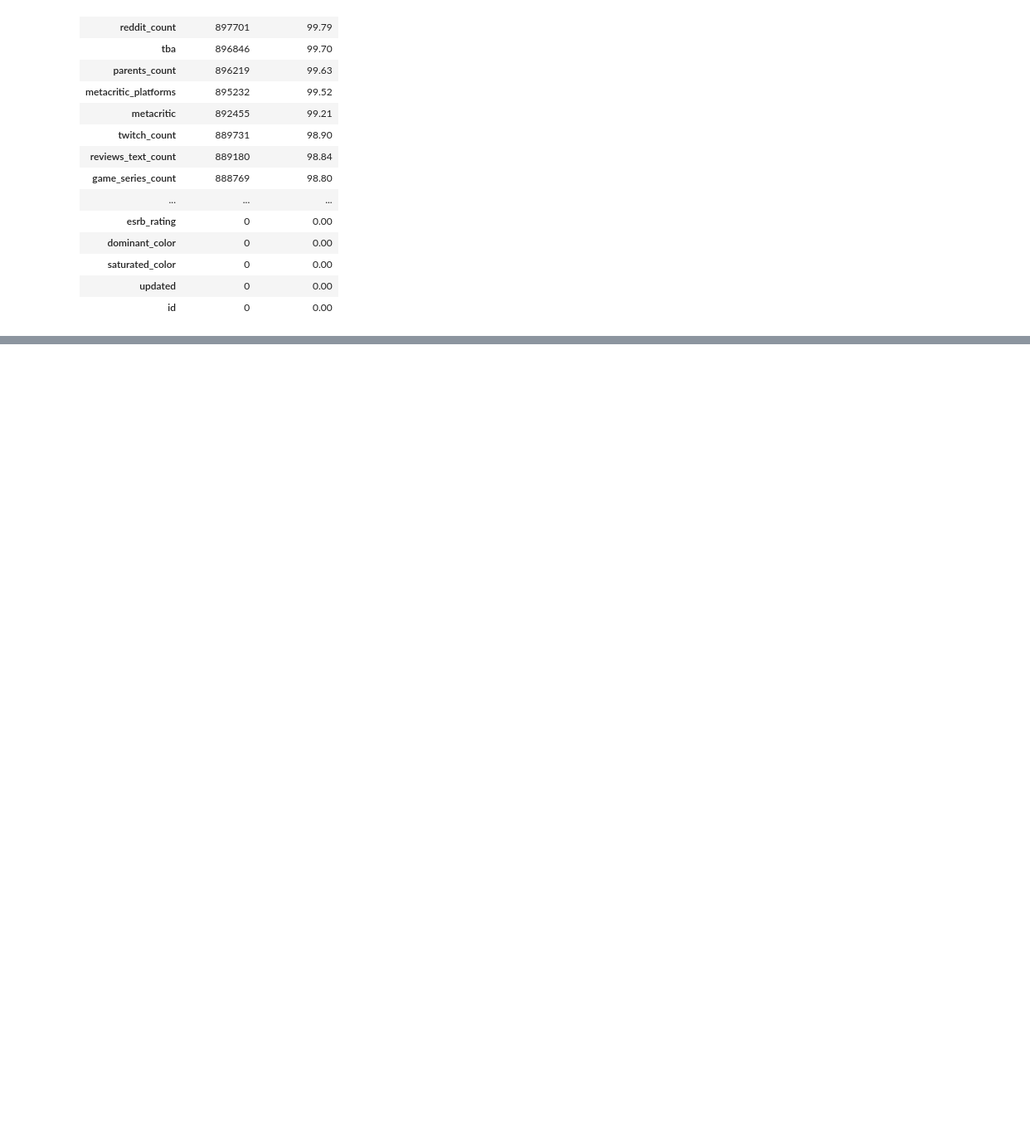
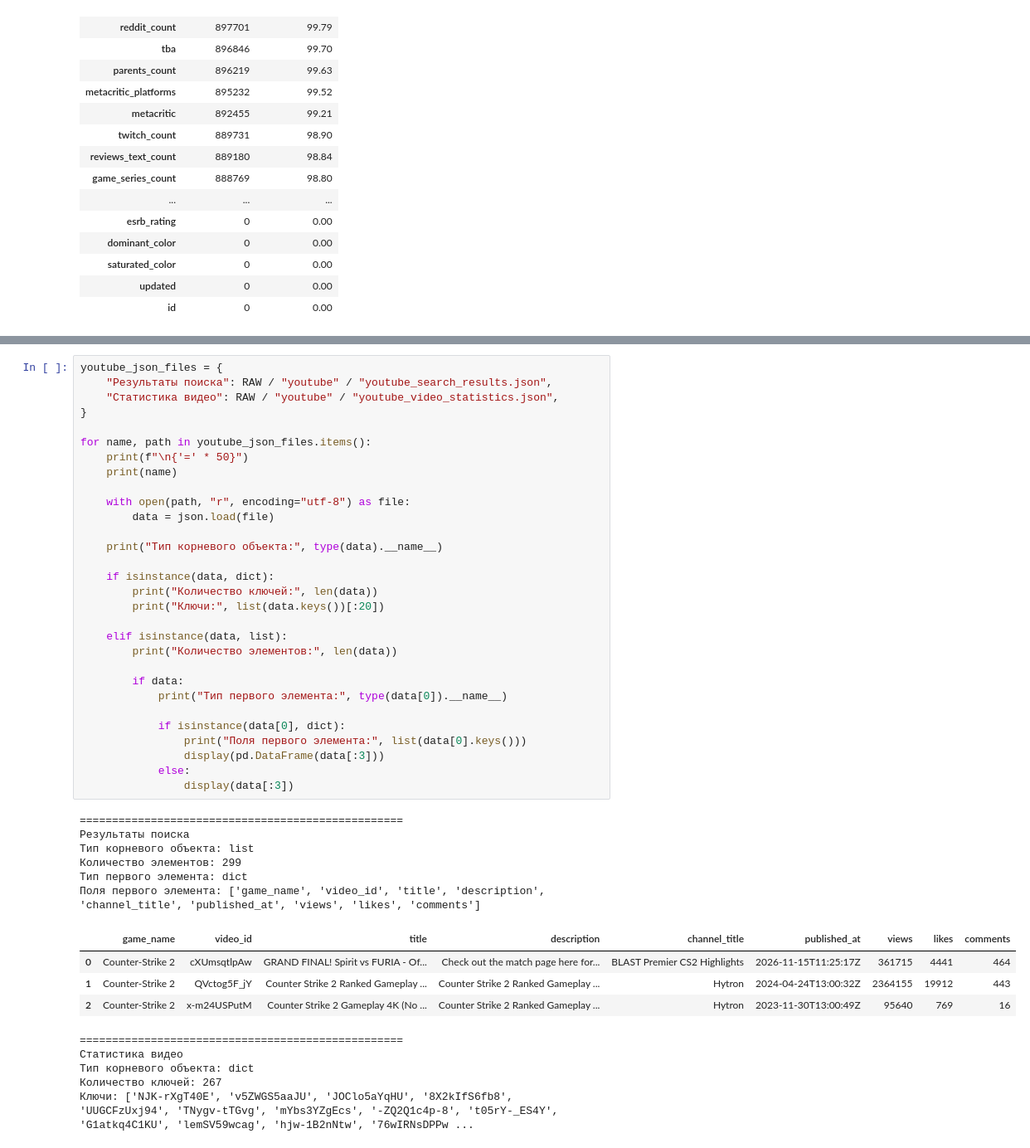
Before and after one commit to Dani-ldyaev/gaming-data-analysis, a Jupyter notebook: notebooks/2_3.ipynb, the cells around one changed output, grey strips where cells are left out. Shown at 83% size. Saved outputs shown, nothing was run; the diff lists cells and outputs as text; blank space fills up the shorter version.

```diff
--- a/notebooks/2_3.ipynb
+++ b/notebooks/2_3.ipynb
@@ -722,0 +940,46 @@ display(rawg_missing)
+# %%
+youtube_json_files = {
+    "Результаты поиска": RAW / "youtube" / "youtube_search_results.json",
+    "Статистика видео": RAW / "youtube" / "youtube_video_statistics.json",
+}
+
+for name, path in youtube_json_files.items():
+    print(f"\n{'=' * 50}")
+    print(name)
+
+    with open(path, "r", encoding="utf-8") as file:
+        data = json.load(file)
+
+    print("Тип корневого объекта:", type(data).__name__)
+
+    if isinstance(data, dict):
+        print("Количество ключей:", len(data))
+        print("Ключи:", list(data.keys())[:20])
+
+    elif isinstance(data, list):
+        print("Количество элементов:", len(data))
+
+        if data:
+            print("Тип первого элемента:", type(data[0]).__name__)
+
+            if isinstance(data[0], dict):
+                print("Поля первого элемента:", list(data[0].keys()))
+                display(pd.DataFrame(data[:3]))
+            else:
+                display(data[:3])
+# %% [output]
+==================================================
+Результаты поиска
+Тип корневого объекта: list
+Количество элементов: 299
+Тип первого элемента: dict
+Поля первого элемента: ['game_name', 'video_id', 'title', 'description', 'channel_title', 'published_at', 'views', 'likes', 'comments']
+|  | game_name | video_id | title | description | channel_title | published_at | views | likes | comments |
+| 0 | Counter-Strike 2 | cXUmsqtlpAw | GRAND FINAL! Spirit vs FURIA - Of... | Check out the match page here for... | BLAST Premier CS2 Highlights | 2026-11-15T11:25:17Z | 361715 | 4441 | 464 |
+| 1 | Counter-Strike 2 | QVctog5F_jY | Counter Strike 2 Ranked Gameplay ... | Counter Strike 2 Ranked Gameplay ... | Hytron | 2024-04-24T13:00:32Z | 2364155 | 19912 | 443 |
+| 2 | Counter-Strike 2 | x-m24USPutM | Counter Strike 2 Gameplay 4K (No ... | Counter Strike 2 Ranked Gameplay ... | Hytron | 2023-11-30T13:00:49Z | 95640 | 769 | 16 |
+==================================================
+Статистика видео
+Тип корневого объекта: dict
+Количество ключей: 267
+Ключи: ['NJK-rXgT40E', 'v5ZWGS5aaJU', 'JOClo5aYqHU', '8X2kIfS6fb8', 'UUGCFzUxj94', 'TNygv-tTGvg', 'mYbs3YZgEcs', '-ZQ2Q1c4p-8', 't05rY-_ES4Y', 'G1atkq4C1KU', 'lemSV59wcag', 'hjw-1B2nNtw', '76wIRNsDPPw ...
```
Also changed, not shown: parts of 11 cells of this notebook.
